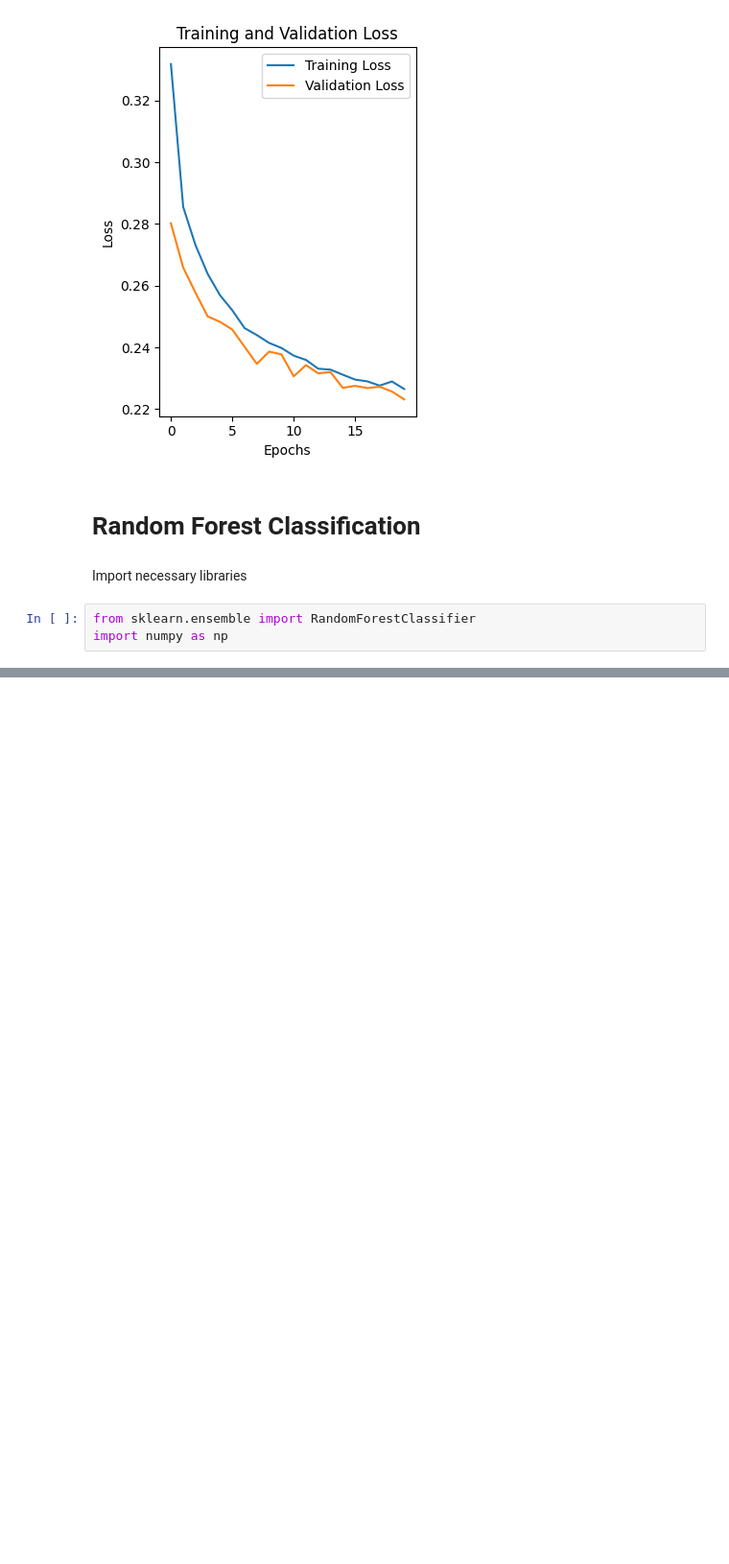
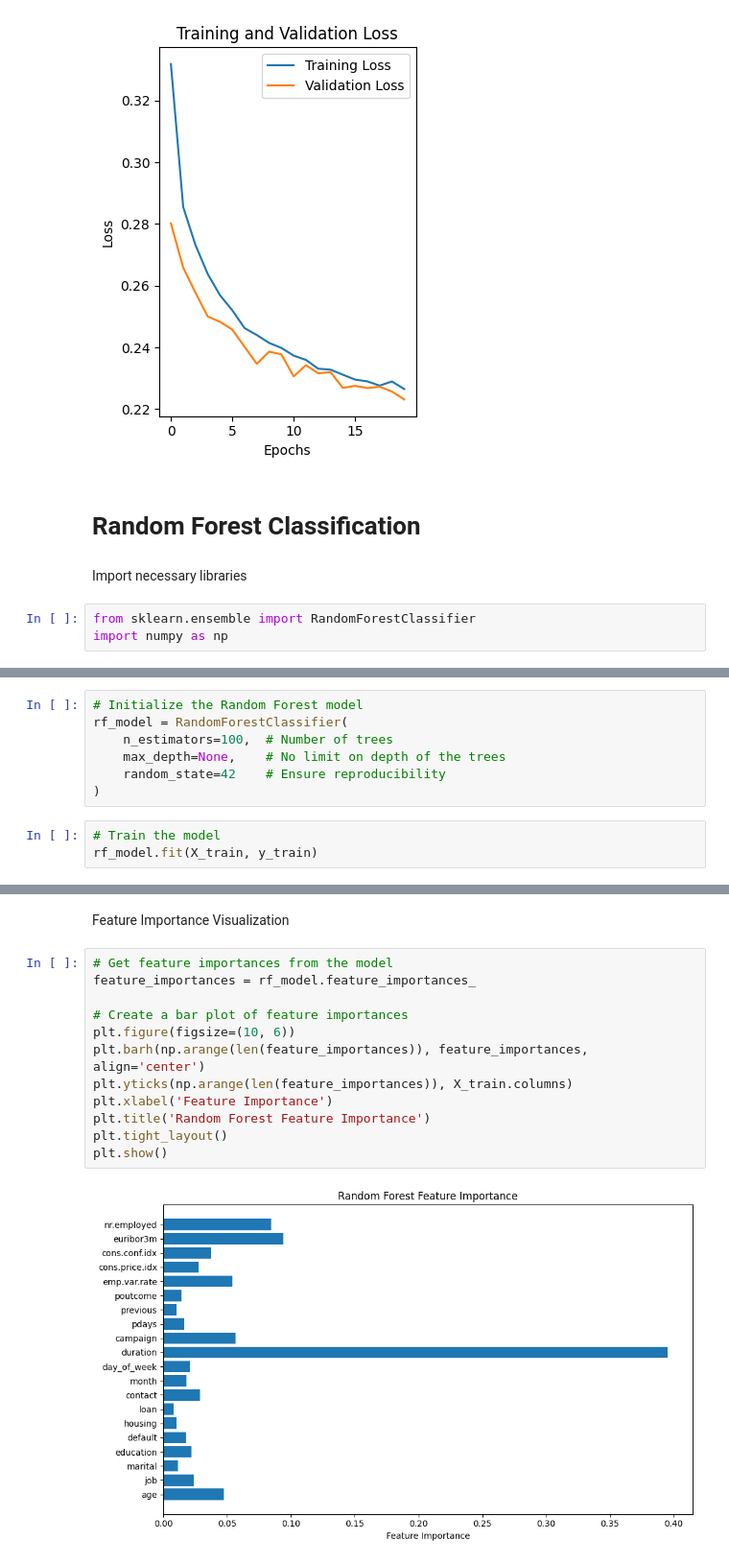
Before and after one commit to thisaraniNJ/MachineLearning_CW, a Jupyter notebook: MachineLearningCW.ipynb, the cells around one changed output, grey strips where cells are left out. Shown at 96% size. Saved outputs shown, nothing was run; the diff lists cells and outputs as text; blank space fills up the shorter version.

Commit message:
Train the Random Forest Model

```diff
--- a/MachineLearningCW.ipynb
+++ b/MachineLearningCW.ipynb
@@ -324,0 +327,10 @@ import numpy as np
+# %%
+# Initialize the Random Forest model
+rf_model = RandomForestClassifier(
+    n_estimators=100,  # Number of trees
+    max_depth=None,    # No limit on depth of the trees
+    random_state=42    # Ensure reproducibility
+)
+# %%
+# Train the model
+rf_model.fit(X_train, y_train)
@@ -324,0 +365,16 @@ import numpy as np
+# %% [markdown]
+Feature Importance Visualization
+# %%
+# Get feature importances from the model
+feature_importances = rf_model.feature_importances_
+
+# Create a bar plot of feature importances
+plt.figure(figsize=(10, 6))
+plt.barh(np.arange(len(feature_importances)), feature_importances, align='center')
+plt.yticks(np.arange(len(feature_importances)), X_train.columns)
+plt.xlabel('Feature Importance')
+plt.title('Random Forest Feature Importance')
+plt.tight_layout()
+plt.show()
+# %% [output]
+[figure, added]
```
Also changed, not shown: parts of 4 cells of this notebook.
